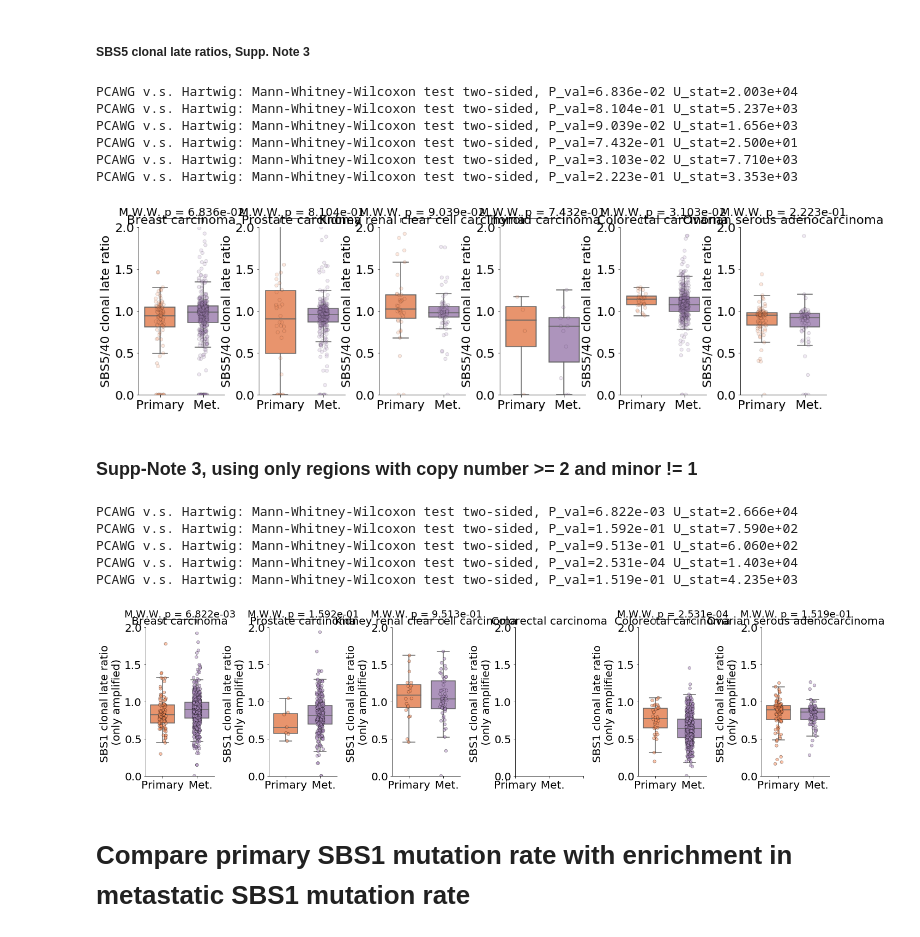
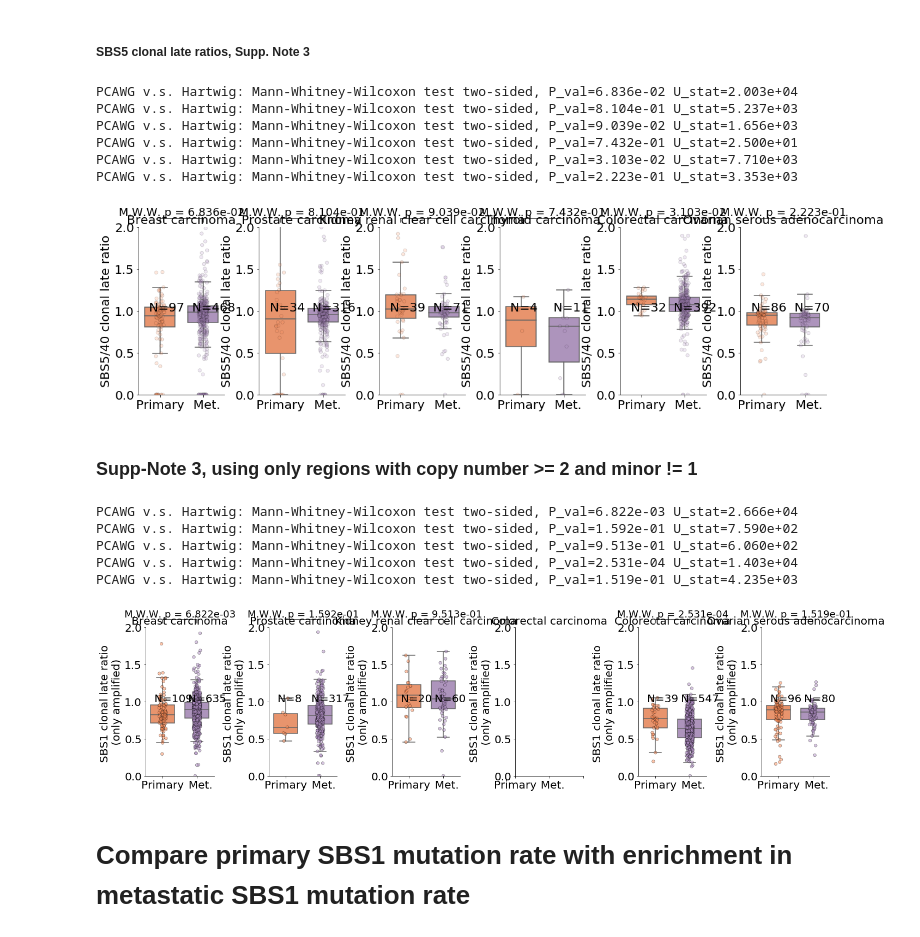
Before and after one commit to UMCUGenetics/primary-met-wgs-comparison, a Jupyter notebook: SBS1_mutrate/code/SBS1_mutation_rate.ipynb, the cells around one changed output. Saved outputs shown, nothing was run; the diff lists cells and outputs as text; code cells hidden in the pictures.

```diff
--- a/SBS1_mutrate/code/SBS1_mutation_rate.ipynb
+++ b/SBS1_mutrate/code/SBS1_mutation_rate.ipynb
@@ -806,11 +806,14 @@ for _,r in df_stats[df_stats["cancer_type"].isin(tt)][["cancer_type","cancer_typ
     #ax.set_title(r["cancer_type"],fontsize=14)
     ax.set_xticklabels(["Primary","  Met."])
     ax.set_title(tt[i],fontsize=20)
+    d=sbs1_clonality[(sbs1_clonality["cancer_type"]==tt[i])&(np.isfinite(sbs1_clonality["sbs5/40_clonality_ratio"]))]["cohort"].value_counts()
+    ax.annotate(xy=(-0.25,1.),s=f"N={d['PCAWG']}",fontsize=20)
+    ax.annotate(xy=(0.75,1.),s=f"N={d['Hartwig']}",fontsize=20)
     ax.set_ylim(0.5,2.5)
     i+=1
 fig.tight_layout()
 #fig.subplots_adjust(top=0.9)
-plt.savefig(f'../results/figures/clonality_SBS1/sbs1_combined_clonality.pdf', dpi=800,bbox_inches="tight")
+#plt.savefig(f'../results/figures/clonality_SBS1/sbs1_combined_clonality.pdf', dpi=800,bbox_inches="tight")
 # %% [output]
 PCAWG v.s. Hartwig: Mann-Whitney-Wilcoxon test two-sided, P_val=1.888e-04 U_stat=9.130e+04
 PCAWG v.s. Hartwig: Mann-Whitney-Wilcoxon test two-sided, P_val=6.516e-11 U_stat=4.084e+04
@@ -853,6 +866,9 @@ for _,r in df_stats[df_stats["cancer_type"].isin(tt)][["cancer_type","cancer_typ
     ax.spines['right'].set_visible(False)
     ax.set_xlabel("")
     ax.set_ylabel("SBS5/40 clonality ratio",fontsize=20)
+    d=sbs1_clonality[(sbs1_clonality["cancer_type"]==tt[i])&(np.isfinite(sbs1_clonality["sbs5/40_clonality_ratio"]))]["cohort"].value_counts()
+    ax.annotate(xy=(-0.25,1.),s=f"N={d['PCAWG']}",fontsize=20)
+    ax.annotate(xy=(0.75,1.),s=f"N={d['Hartwig']}",fontsize=20)
     #ax.set_title(r["cancer_type"],fontsize=14)
     ax.set_xticklabels(["Primary","  Met."])
     ax.set_title(tt[i],fontsize=20)
@@ -900,6 +916,9 @@ for _,r in df_stats[df_stats["cancer_type"].isin(tt)][["cancer_type","cancer_typ
     ax.spines['right'].set_visible(False)
     ax.set_xlabel("")
     ax.set_ylabel("SBS1 clonal late ratio",fontsize=20)
+    d=sbs1_clonality[(sbs1_clonality["cancer_type"]==tt[i])&(np.isfinite(sbs1_clonality["sbs1_clonal_late_ratio"]))]["cohort"].value_counts()
+    ax.annotate(xy=(-0.25,1.),s=f"N={d['PCAWG']}",fontsize=20)
+    ax.annotate(xy=(0.75,1.),s=f"N={d['Hartwig']}",fontsize=20)
     #ax.set_title(r["cancer_type"],fontsize=14)
     ax.set_xticklabels(["Primary","  Met."])
     ax.set_title(tt[i],fontsize=20)
@@ -944,6 +963,9 @@ for _,r in df_stats[df_stats["cancer_type"].isin(tt)][["cancer_type","cancer_typ
     #ax.axhline(y=1,ls="--",color="grey")
     ax.spines['top'].set_visible(False)
     ax.tick_params(axis='both', which='major', labelsize=20)
+    d=sbs1_clonality[(sbs1_clonality["cancer_type"]==tt[i])&(np.isfinite(sbs1_clonality["sbs5/40_clonal_late_ratio"]))]["cohort"].value_counts()
+    ax.annotate(xy=(-0.25,1.),s=f"N={d['PCAWG']}",fontsize=20)
+    ax.annotate(xy=(0.75,1.),s=f"N={d['Hartwig']}",fontsize=20)
     ax.spines['right'].set_visible(False)
     ax.set_xlabel("")
     ax.set_ylabel("SBS5/40 clonal late ratio",fontsize=20)
@@ -959,7 +981,7 @@ PCAWG v.s. Hartwig: Mann-Whitney-Wilcoxon test two-sided, P_val=9.039e-02 U_stat
 PCAWG v.s. Hartwig: Mann-Whitney-Wilcoxon test two-sided, P_val=7.432e-01 U_stat=2.500e+01
 PCAWG v.s. Hartwig: Mann-Whitney-Wilcoxon test two-sided, P_val=3.103e-02 U_stat=7.710e+03
 PCAWG v.s. Hartwig: Mann-Whitney-Wilcoxon test two-sided, P_val=2.223e-01 U_stat=3.353e+03
-[figure, old version]
+[figure, new version]
 # %% [markdown]
 ### Supp-Note 3, using only regions with copy number >= 2 and minor != 1
 # %%
@@ -989,33 +1011,36 @@ for _,r in df_stats[df_stats["cancer_type"].isin(tt)][["cancer_type","cancer_typ
         ax.set_xlabel("")
         ax.set_ylabel("SBS1 clonal late ratio \n (only amplified) ",fontsize=20)
         ax.set_title(tt[i],fontsize=20)
         ax.set_xticklabels(["Primary","  Met."])
         continue
 
     sns.boxplot(showfliers=False,ax=ax,data=m,x="cohort",y="sbs1_clonal_late_ratio_amp",order=["PCAWG","Hartwig"],palette={"Hartwig":"#af8dc3","PCAWG":"#fc8d59"},width=0.7)
     sns.stripplot(ax=ax,data=m,x="cohort",y="sbs1_clonal_late_ratio_amp",order=["PCAWG","Hartwig"],palette={"Hartwig":"#af8dc3","PCAWG":"#fc8d59"},edgecolor="black",linewidth=0.6,s=5.5,alpha=0.5)
 
     test_results = add_stat_annotation(ax, data=m, x="cohort", y="sbs1_clonal_late_ratio_amp", order=["PCAWG","Hartwig"],
                                        box_pairs=[("Hartwig","PCAWG")],comparisons_correction=None,
                                        test='Mann-Whitney', text_format='full',
                                        loc='outside', verbose=2,fontsize=18)
     #ax.axhline(y=1,ls="--",color="grey")
     ax.spines['top'].set_visible(False)
+    d=sbs1_clonality[(sbs1_clonality["cancer_type"]==tt[i])&((sbs1_clonality["clonal_late_minor_major_sbs1"]+sbs1_clonality["clonal_early_minor_major_sbs1"])>4)]["cohort"].value_counts()
+    ax.annotate(xy=(-0.25,1.),s=f"N={d['PCAWG']}",fontsize=20)
+    ax.annotate(xy=(0.75,1.),s=f"N={d['Hartwig']}",fontsize=20)
     ax.tick_params(axis='both', which='major', labelsize=20)
     ax.spines['right'].set_visible(False)
     ax.set_xlabel("")
     ax.set_ylabel("SBS1 clonal late ratio \n (only amplified) ",fontsize=20)
     ax.set_title(tt[i],fontsize=20)
     ax.set_xticklabels(["Primary","  Met."])
 
     i+=1
 plt.savefig(f'../results/figures/clonality_SBS1/sbs1_combined_clonal_late_minor_major_adj.pdf', dpi=800,bbox_inches="tight")
 # %% [output]
 PCAWG v.s. Hartwig: Mann-Whitney-Wilcoxon test two-sided, P_val=6.822e-03 U_stat=2.666e+04
 PCAWG v.s. Hartwig: Mann-Whitney-Wilcoxon test two-sided, P_val=1.592e-01 U_stat=7.590e+02
 PCAWG v.s. Hartwig: Mann-Whitney-Wilcoxon test two-sided, P_val=9.513e-01 U_stat=6.060e+02
 PCAWG v.s. Hartwig: Mann-Whitney-Wilcoxon test two-sided, P_val=2.531e-04 U_stat=1.403e+04
 PCAWG v.s. Hartwig: Mann-Whitney-Wilcoxon test two-sided, P_val=1.519e-01 U_stat=4.235e+03
-[figure, old version]
+[figure, new version]
 # %% [markdown]
 # Compare primary SBS1 mutation rate with enrichment in metastatic SBS1 mutation rate
```
Also changed, not shown: parts of 6 cells of this notebook, 1 other file.
